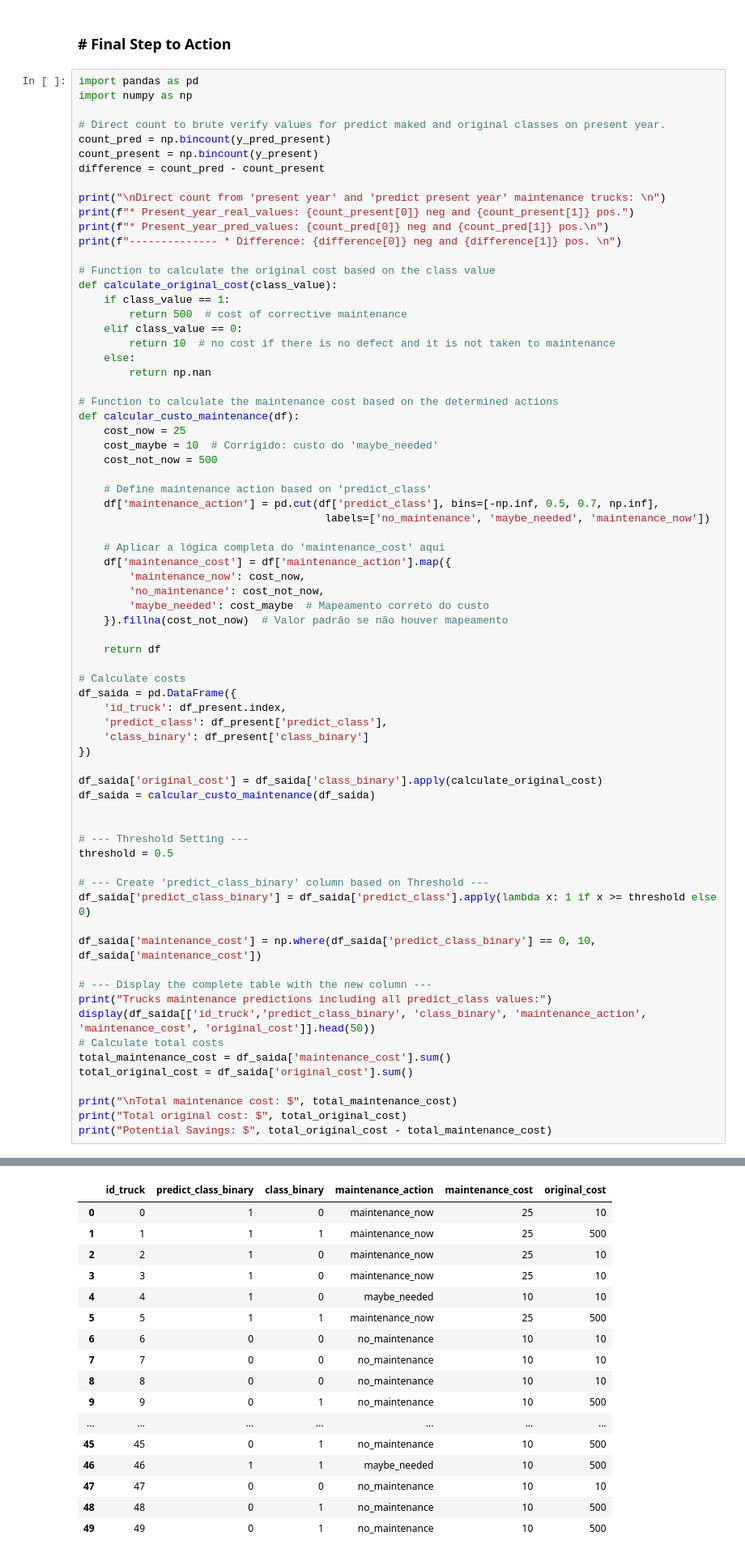
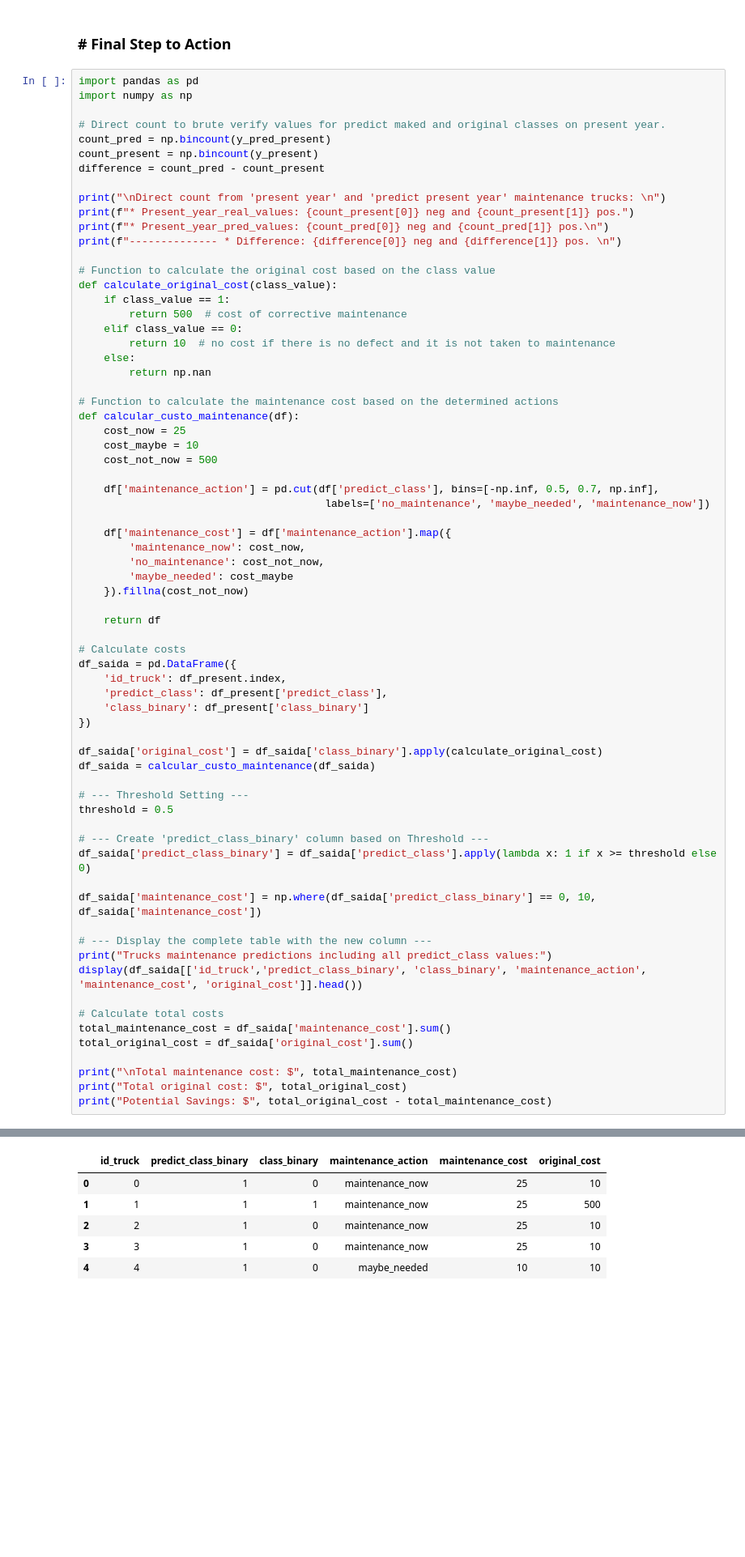
Before and after one commit to Delevati/airsystem_predict, a Jupyter notebook: models/random_forest/run_train-RF.ipynb, the cells around one changed output, grey strips where cells are left out. Shown at 81% size. Cells and saved outputs as stored; diff of their text form; blank space fills up the shorter version.

```diff
--- a/models/random_forest/run_train-RF.ipynb
+++ b/models/random_forest/run_train-RF.ipynb
@@ -276,19 +276,17 @@ def calculate_original_cost(class_value):
 # Function to calculate the maintenance cost based on the determined actions
 def calcular_custo_maintenance(df):
     cost_now = 25
-    cost_maybe = 10  # Corrigido: custo do 'maybe_needed'
+    cost_maybe = 10
     cost_not_now = 500
 
-    # Define maintenance action based on 'predict_class'
     df['maintenance_action'] = pd.cut(df['predict_class'], bins=[-np.inf, 0.5, 0.7, np.inf],
                                        labels=['no_maintenance', 'maybe_needed', 'maintenance_now'])
 
-    # Aplicar a lógica completa do 'maintenance_cost' aqui
     df['maintenance_cost'] = df['maintenance_action'].map({
         'maintenance_now': cost_now,
         'no_maintenance': cost_not_now,
-        'maybe_needed': cost_maybe  # Mapeamento correto do custo
-    }).fillna(cost_not_now)  # Valor padrão se não houver mapeamento
+        'maybe_needed': cost_maybe
+    }).fillna(cost_not_now)
 
     return df
 
@@ -302,51 +300,40 @@ df_saida = pd.DataFrame({
 df_saida['original_cost'] = df_saida['class_binary'].apply(calculate_original_cost)
 df_saida = calcular_custo_maintenance(df_saida)
 
-
 # --- Threshold Setting ---
 threshold = 0.5
 
 # --- Create 'predict_class_binary' column based on Threshold ---
 df_saida['predict_class_binary'] = df_saida['predict_class'].apply(lambda x: 1 if x >= threshold else 0)
 
 df_saida['maintenance_cost'] = np.where(df_saida['predict_class_binary'] == 0, 10, df_saida['maintenance_cost'])
 
 # --- Display the complete table with the new column ---
 print("Trucks maintenance predictions including all predict_class values:")
-display(df_saida[['id_truck','predict_class_binary', 'class_binary', 'maintenance_action', 'maintenance_cost', 'original_cost']].head(50))
+display(df_saida[['id_truck','predict_class_binary', 'class_binary', 'maintenance_action', 'maintenance_cost', 'original_cost']].head())
+
 # Calculate total costs
 total_maintenance_cost = df_saida['maintenance_cost'].sum()
 total_original_cost = df_saida['original_cost'].sum()
 
 print("\nTotal maintenance cost: $", total_maintenance_cost)
 print("Total original cost: $", total_original_cost)
 print("Potential Savings: $", total_original_cost - total_maintenance_cost)
 # %% [output]
 Direct count from 'present year' and 'predict present year' maintenance trucks:
 
 * Present_year_real_values: 15626 neg and 375 pos.
 * Present_year_pred_values: 15578 neg and 423 pos.
 
 -------------- * Difference: -48 neg and 48 pos.
 
 Trucks maintenance predictions including all predict_class values:
 |  | id_truck | predict_class_binary | class_binary | maintenance_action | maintenance_cost | original_cost |
 | 0 | 0 | 1 | 0 | maintenance_now | 25 | 10 |
 | 1 | 1 | 1 | 1 | maintenance_now | 25 | 500 |
 | 2 | 2 | 1 | 0 | maintenance_now | 25 | 10 |
 | 3 | 3 | 1 | 0 | maintenance_now | 25 | 10 |
 | 4 | 4 | 1 | 0 | maybe_needed | 10 | 10 |
-| 5 | 5 | 1 | 1 | maintenance_now | 25 | 500 |
-| 6 | 6 | 0 | 0 | no_maintenance | 10 | 10 |
-| 7 | 7 | 0 | 0 | no_maintenance | 10 | 10 |
-| 8 | 8 | 0 | 0 | no_maintenance | 10 | 10 |
-| 9 | 9 | 0 | 1 | no_maintenance | 10 | 500 |
-| ... | ... | ... | ... | ... | ... | ... |
-| 45 | 45 | 0 | 1 | no_maintenance | 10 | 500 |
-| 46 | 46 | 1 | 1 | maybe_needed | 10 | 500 |
-| 47 | 47 | 0 | 0 | no_maintenance | 10 | 10 |
-| 48 | 48 | 0 | 1 | no_maintenance | 10 | 500 |
-| 49 | 49 | 0 | 1 | no_maintenance | 10 | 500 |
 Total maintenance cost: $ 1510
 Total original cost: $ 28440
 Potential Savings: $ 26930
```
